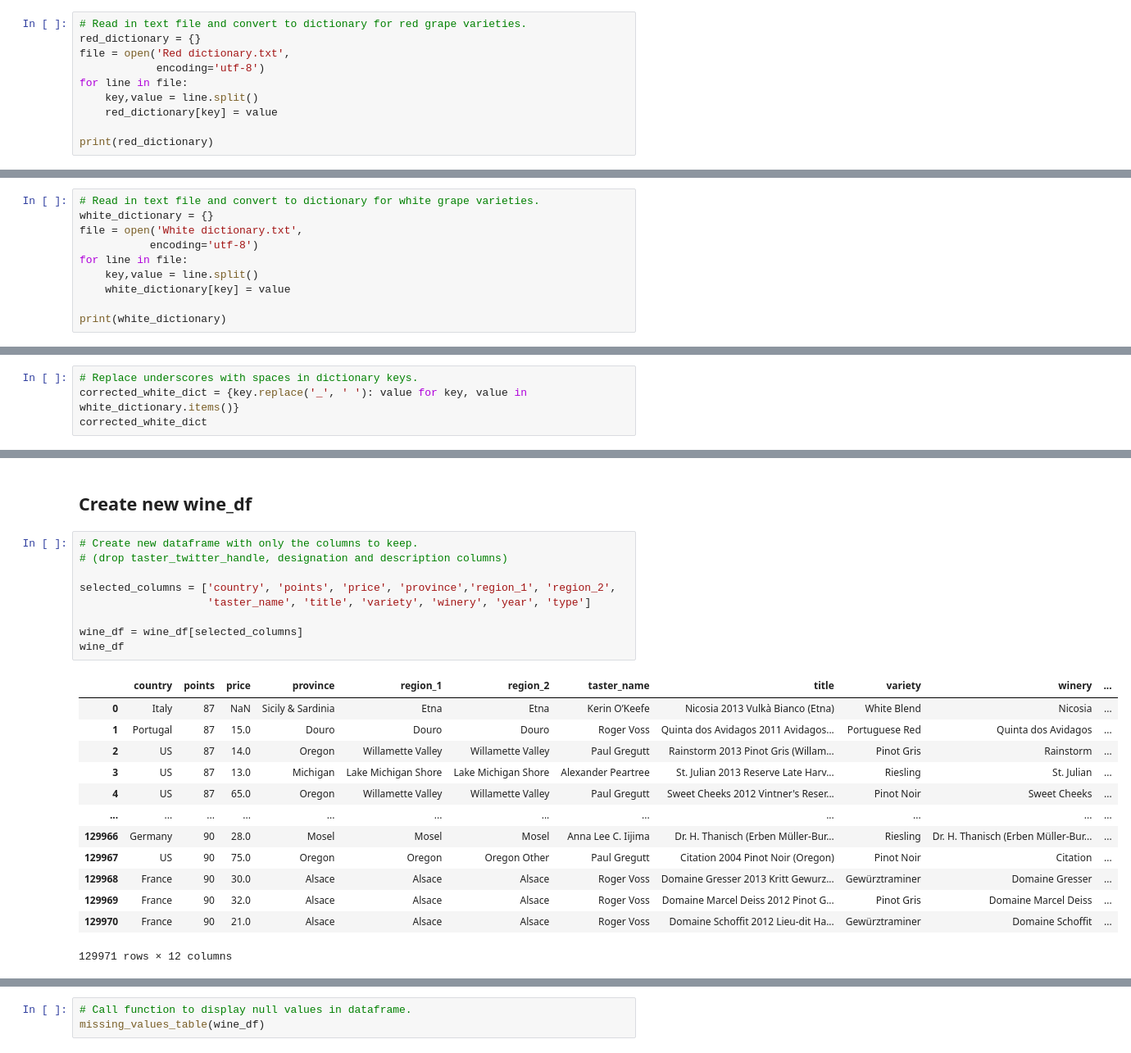
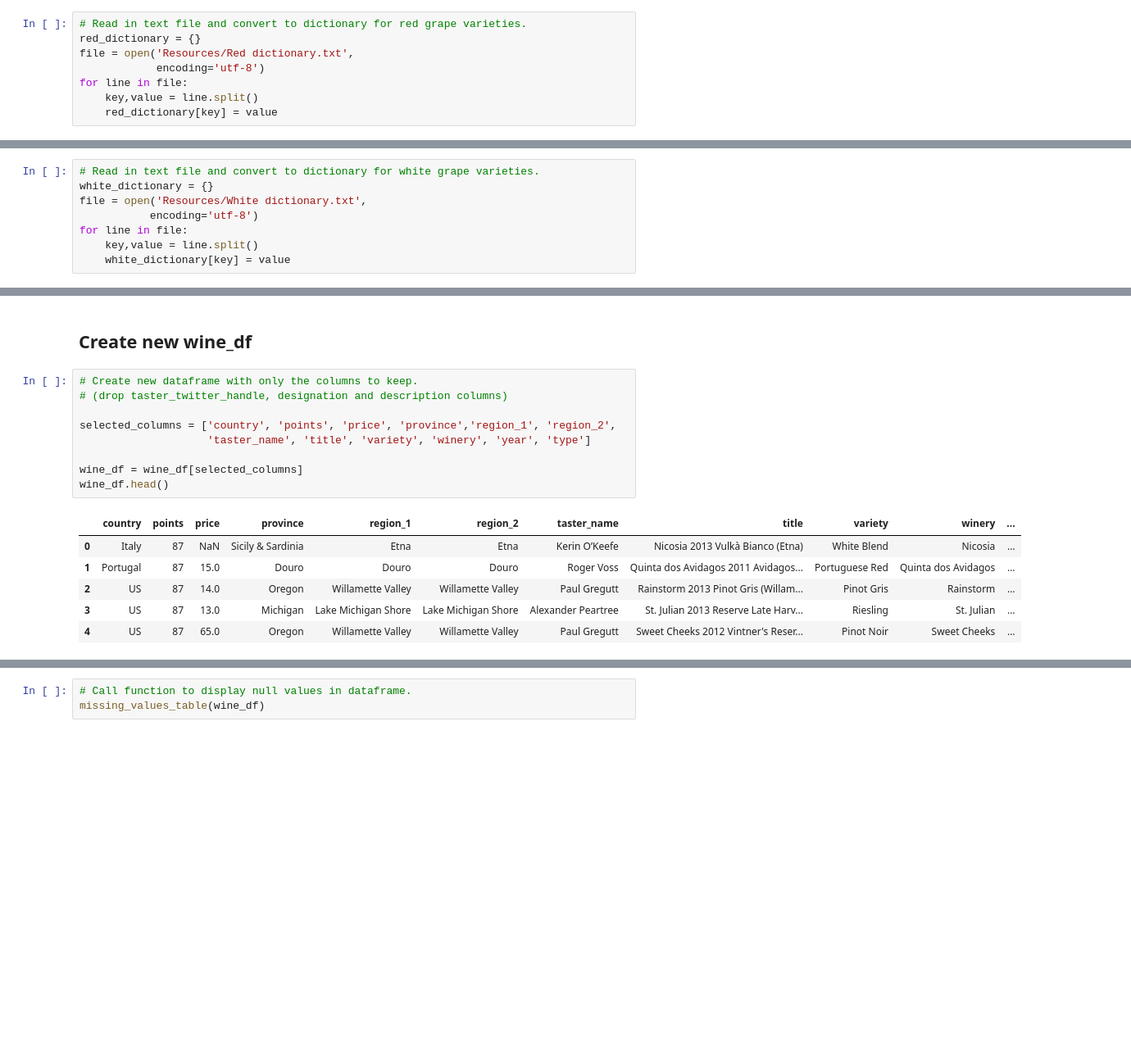
Before and after one commit to whitneyshine/austin_project, a Jupyter notebook: Wine_Ratings.ipynb, the cells around one changed output, grey strips where cells are left out. Shown at 82% size. Cells and saved outputs as stored; diff of their text form; blank space fills up the shorter version.

Commit message:
revised print stmts in notebook

```diff
--- a/Wine_Ratings.ipynb
+++ b/Wine_Ratings.ipynb
@@ -171,10 +125,8 @@ Name: variety, dtype: int64
 # %%
 # Read in text file and convert to dictionary for red grape varieties.
 red_dictionary = {}
-file = open('Red dictionary.txt',
+file = open('Resources/Red dictionary.txt',
             encoding='utf-8')
 for line in file:
     key,value = line.split()
     red_dictionary[key] = value
-
-print(red_dictionary)
@@ -205,10 +136,8 @@ corrected_red_dict
 # %%
 # Read in text file and convert to dictionary for white grape varieties.
 white_dictionary = {}
-file = open('White dictionary.txt',
+file = open('Resources/White dictionary.txt',
            encoding='utf-8')
 for line in file:
     key,value = line.split()
     white_dictionary[key] = value
-
-print(white_dictionary)
@@ -239,4 +146,0 @@ corrected_white_dict
-# %%
-# Replace underscores with spaces in dictionary keys.
-corrected_white_dict = {key.replace('_', ' '): value for key, value in white_dictionary.items()}
-corrected_white_dict
@@ -579,26 +419,19 @@ memory usage: 14.9+ MB
 # %%
 # Create new dataframe with only the columns to keep.
 # (drop taster_twitter_handle, designation and description columns)
 
 selected_columns = ['country', 'points', 'price', 'province','region_1', 'region_2',
                     'taster_name', 'title', 'variety', 'winery', 'year', 'type']
 
 wine_df = wine_df[selected_columns]
-wine_df
+wine_df.head()
 # %% [output]
 |  | country | points | price | province | region_1 | region_2 | taster_name | title | variety | winery | ... |
 | 0 | Italy | 87 | NaN | Sicily & Sardinia | Etna | Etna | Kerin O’Keefe | Nicosia 2013 Vulkà Bianco (Etna) | White Blend | Nicosia | ... |
 | 1 | Portugal | 87 | 15.0 | Douro | Douro | Douro | Roger Voss | Quinta dos Avidagos 2011 Avidagos... | Portuguese Red | Quinta dos Avidagos | ... |
 | 2 | US | 87 | 14.0 | Oregon | Willamette Valley | Willamette Valley | Paul Gregutt | Rainstorm 2013 Pinot Gris (Willam... | Pinot Gris | Rainstorm | ... |
 | 3 | US | 87 | 13.0 | Michigan | Lake Michigan Shore | Lake Michigan Shore | Alexander Peartree | St. Julian 2013 Reserve Late Harv... | Riesling | St. Julian | ... |
 | 4 | US | 87 | 65.0 | Oregon | Willamette Valley | Willamette Valley | Paul Gregutt | Sweet Cheeks 2012 Vintner's Reser... | Pinot Noir | Sweet Cheeks | ... |
-| ... | ... | ... | ... | ... | ... | ... | ... | ... | ... | ... | ... |
-| 129966 | Germany | 90 | 28.0 | Mosel | Mosel | Mosel | Anna Lee C. Iijima | Dr. H. Thanisch (Erben Müller-Bur... | Riesling | Dr. H. Thanisch (Erben Müller-Bur... | ... |
-| 129967 | US | 90 | 75.0 | Oregon | Oregon | Oregon Other | Paul Gregutt | Citation 2004 Pinot Noir (Oregon) | Pinot Noir | Citation | ... |
-| 129968 | France | 90 | 30.0 | Alsace | Alsace | Alsace | Roger Voss | Domaine Gresser 2013 Kritt Gewurz... | Gewürztraminer | Domaine Gresser | ... |
-| 129969 | France | 90 | 32.0 | Alsace | Alsace | Alsace | Roger Voss | Domaine Marcel Deiss 2012 Pinot G... | Pinot Gris | Domaine Marcel Deiss | ... |
-| 129970 | France | 90 | 21.0 | Alsace | Alsace | Alsace | Roger Voss | Domaine Schoffit 2012 Lieu-dit Ha... | Gewürztraminer | Domaine Schoffit | ... |
-129971 rows × 12 columns
 # %%
 # Create function to display info for null values in dataframe.
 def missing_values_table(df):
```
Also changed, not shown: parts of 19 cells of this notebook.
